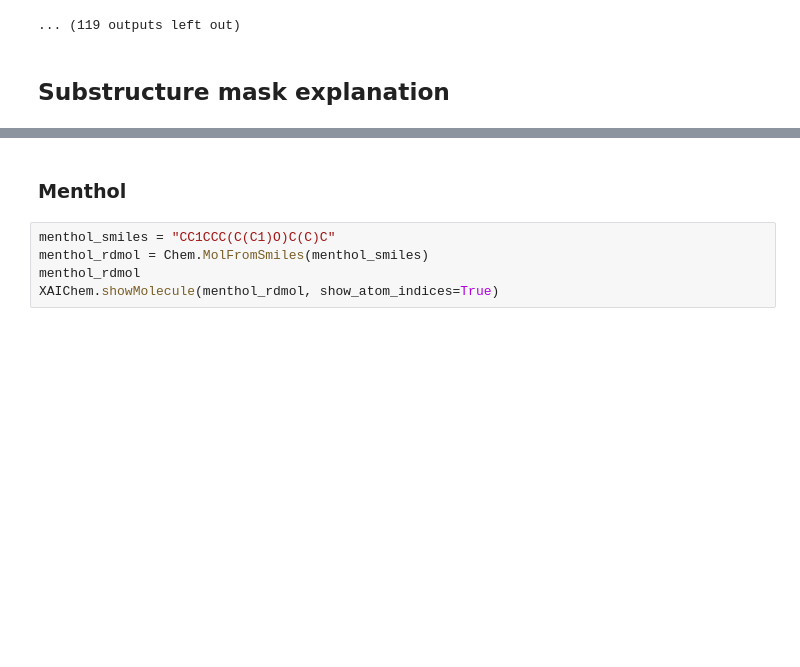
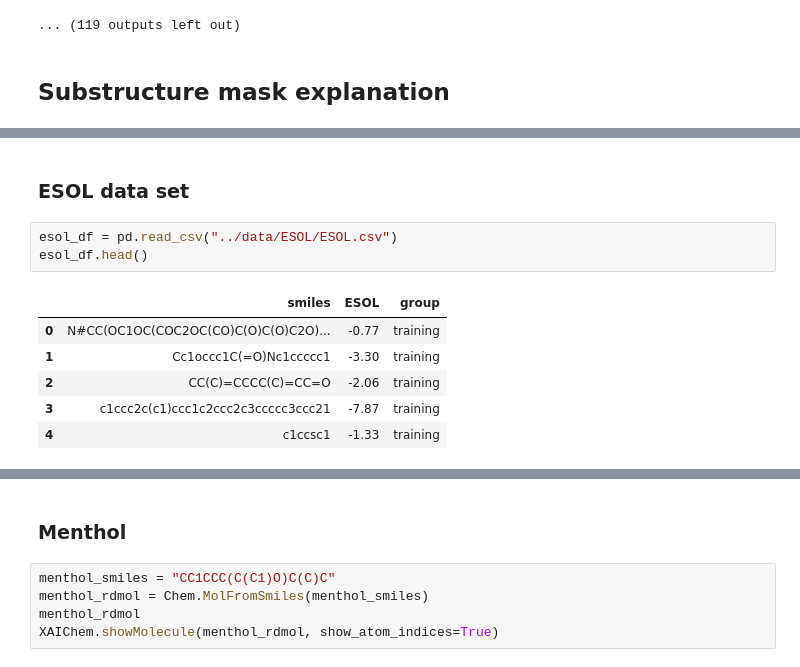
Before and after one commit to xwieme/MastatThesis, a Jupyter notebook: code/ESOL_SME.ipynb, the cells around one changed output, grey strips where cells are left out. Drawn from its saved outputs; the diff is of its cells as text; blank space fills up the shorter version.

```diff
--- a/code/ESOL_SME.ipynb
+++ b/code/ESOL_SME.ipynb
@@ -176,0 +287,12 @@ def predict(graph, mask=None):
+# %% [markdown]
+### ESOL data set
+# %%
+esol_df = pd.read_csv("../data/ESOL/ESOL.csv")
+esol_df.head()
+# %% [output]
+|  | smiles | ESOL | group |
+| 0 | N#CC(OC1OC(COC2OC(CO)C(O)C(O)C2O)... | -0.77 | training |
+| 1 | Cc1occc1C(=O)Nc1ccccc1 | -3.30 | training |
+| 2 | CC(C)=CCCC(C)=CC=O | -2.06 | training |
+| 3 | c1ccc2c(c1)ccc1c2ccc2c3ccccc3ccc21 | -7.87 | training |
+| 4 | c1ccsc1 | -1.33 | training |
```
Also changed, not shown: parts of 17 cells of this notebook, 2 other files.
